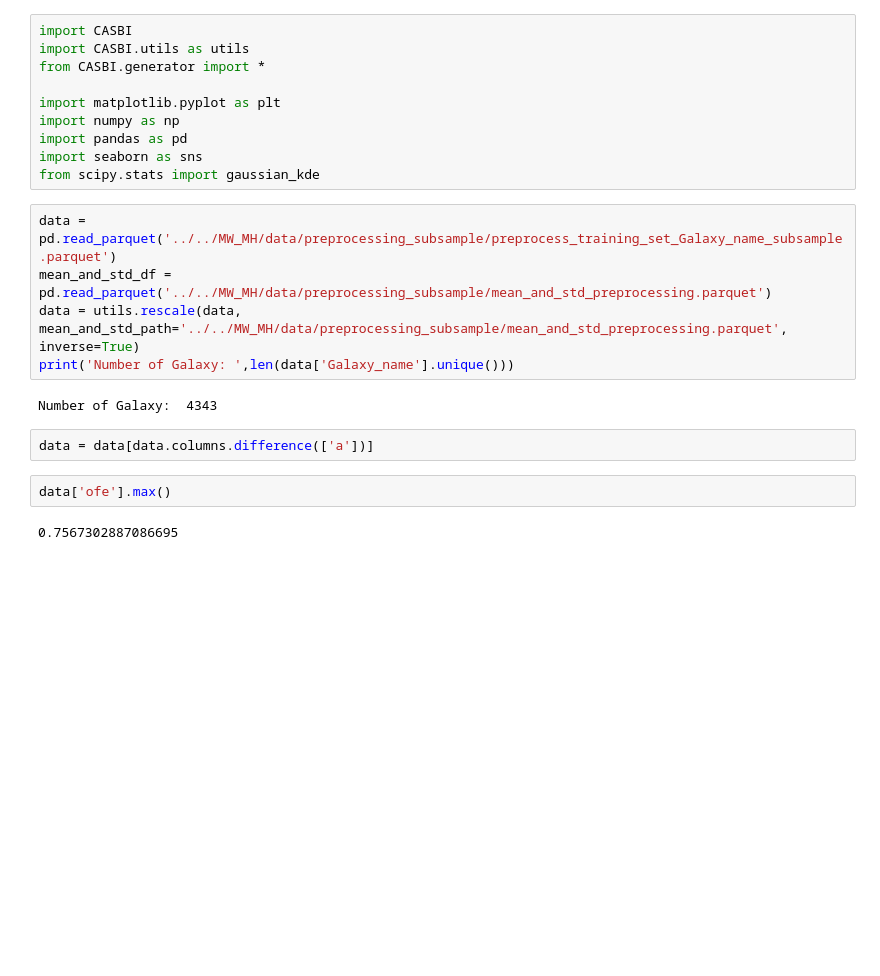
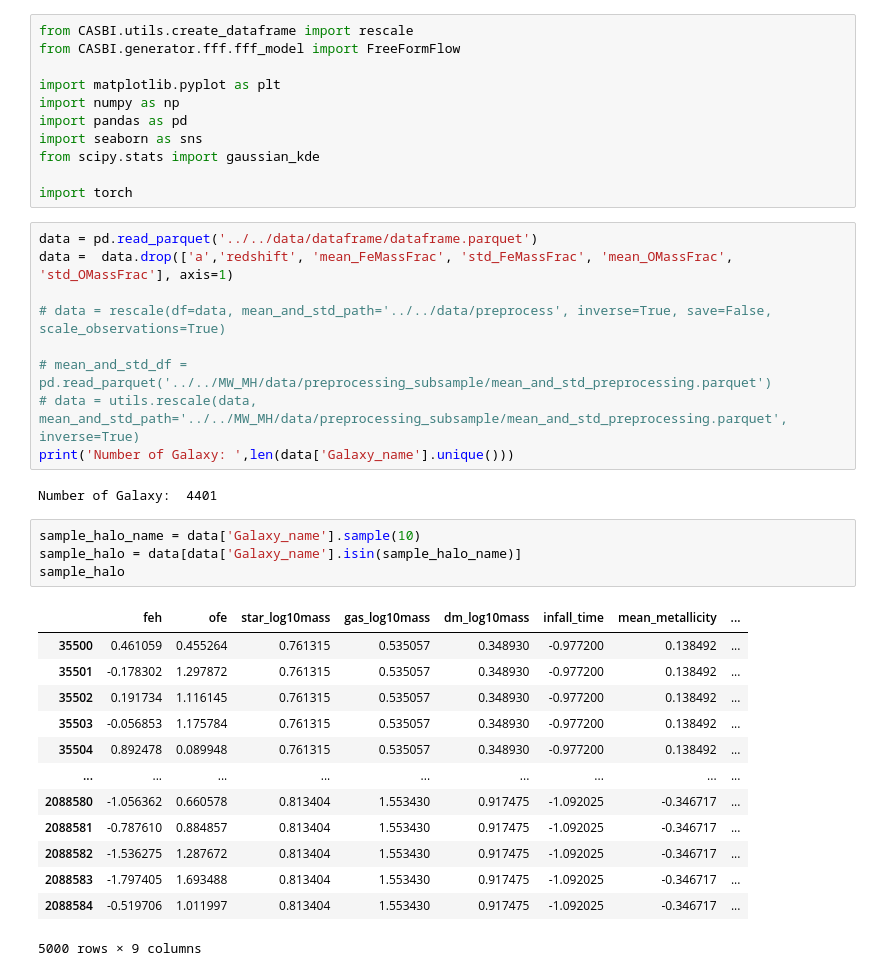
Before and after one commit to vepe99/CASBI, a Jupyter notebook: notebooks/generate_halo.ipynb, the cells around one changed output. Drawn from its saved outputs; the diff is of its cells as text; blank space fills up the shorter version.

```diff
--- a/notebooks/generate_halo.ipynb
+++ b/notebooks/generate_halo.ipynb
@@ -1,24 +1,41 @@
 # %%
-import CASBI
-import CASBI.utils as utils
-from CASBI.generator import *
+from CASBI.utils.create_dataframe import rescale
+from CASBI.generator.fff.fff_model import FreeFormFlow
 
 import matplotlib.pyplot as plt
 import numpy as np
 import pandas as pd
 import seaborn as sns
 from scipy.stats import gaussian_kde
+
+import torch
 # %%
-data = pd.read_parquet('../../MW_MH/data/preprocessing_subsample/preprocess_training_set_Galaxy_name_subsample.parquet')
-mean_and_std_df = pd.read_parquet('../../MW_MH/data/preprocessing_subsample/mean_and_std_preprocessing.parquet')
-data = utils.rescale(data, mean_and_std_path='../../MW_MH/data/preprocessing_subsample/mean_and_std_preprocessing.parquet', inverse=True)
+data = pd.read_parquet('../../data/dataframe/dataframe.parquet')
+data =  data.drop(['a','redshift', 'mean_FeMassFrac', 'std_FeMassFrac', 'mean_OMassFrac', 'std_OMassFrac'], axis=1)
+
+# data = rescale(df=data, mean_and_std_path='../../data/preprocess', inverse=True, save=False, scale_observations=True)
+
+# mean_and_std_df = pd.read_parquet('../../MW_MH/data/preprocessing_subsample/mean_and_std_preprocessing.parquet')
+# data = utils.rescale(data, mean_and_std_path='../../MW_MH/data/preprocessing_subsample/mean_and_std_preprocessing.parquet', inverse=True)
 print('Number of Galaxy: ',len(data['Galaxy_name'].unique()))
 # %% [output]
-Number of Galaxy:  4343
+Number of Galaxy:  4401
-# %%
-data = data[data.columns.difference(['a'])]
-# %%
-data['ofe'].max()
-# %% [output]
-0.7567302887086695
+# %%
+sample_halo_name = data['Galaxy_name'].sample(10)
+sample_halo = data[data['Galaxy_name'].isin(sample_halo_name)]
+sample_halo
+# %% [output]
+|  | feh | ofe | star_log10mass | gas_log10mass | dm_log10mass | infall_time | mean_metallicity | ... |
+| 35500 | 0.461059 | 0.455264 | 0.761315 | 0.535057 | 0.348930 | -0.977200 | 0.138492 | ... |
+| 35501 | -0.178302 | 1.297872 | 0.761315 | 0.535057 | 0.348930 | -0.977200 | 0.138492 | ... |
+| 35502 | 0.191734 | 1.116145 | 0.761315 | 0.535057 | 0.348930 | -0.977200 | 0.138492 | ... |
+| 35503 | -0.056853 | 1.175784 | 0.761315 | 0.535057 | 0.348930 | -0.977200 | 0.138492 | ... |
+| 35504 | 0.892478 | 0.089948 | 0.761315 | 0.535057 | 0.348930 | -0.977200 | 0.138492 | ... |
+| ... | ... | ... | ... | ... | ... | ... | ... | ... |
+| 2088580 | -1.056362 | 0.660578 | 0.813404 | 1.553430 | 0.917475 | -1.092025 | -0.346717 | ... |
+| 2088581 | -0.787610 | 0.884857 | 0.813404 | 1.553430 | 0.917475 | -1.092025 | -0.346717 | ... |
+| 2088582 | -1.536275 | 1.287672 | 0.813404 | 1.553430 | 0.917475 | -1.092025 | -0.346717 | ... |
+| 2088583 | -1.797405 | 1.693488 | 0.813404 | 1.553430 | 0.917475 | -1.092025 | -0.346717 | ... |
+| 2088584 | -0.519706 | 1.011997 | 0.813404 | 1.553430 | 0.917475 | -1.092025 | -0.346717 | ... |
+5000 rows × 9 columns
 # %%
```
Also changed, not shown: parts of 14 cells of this notebook, 13 other files.
